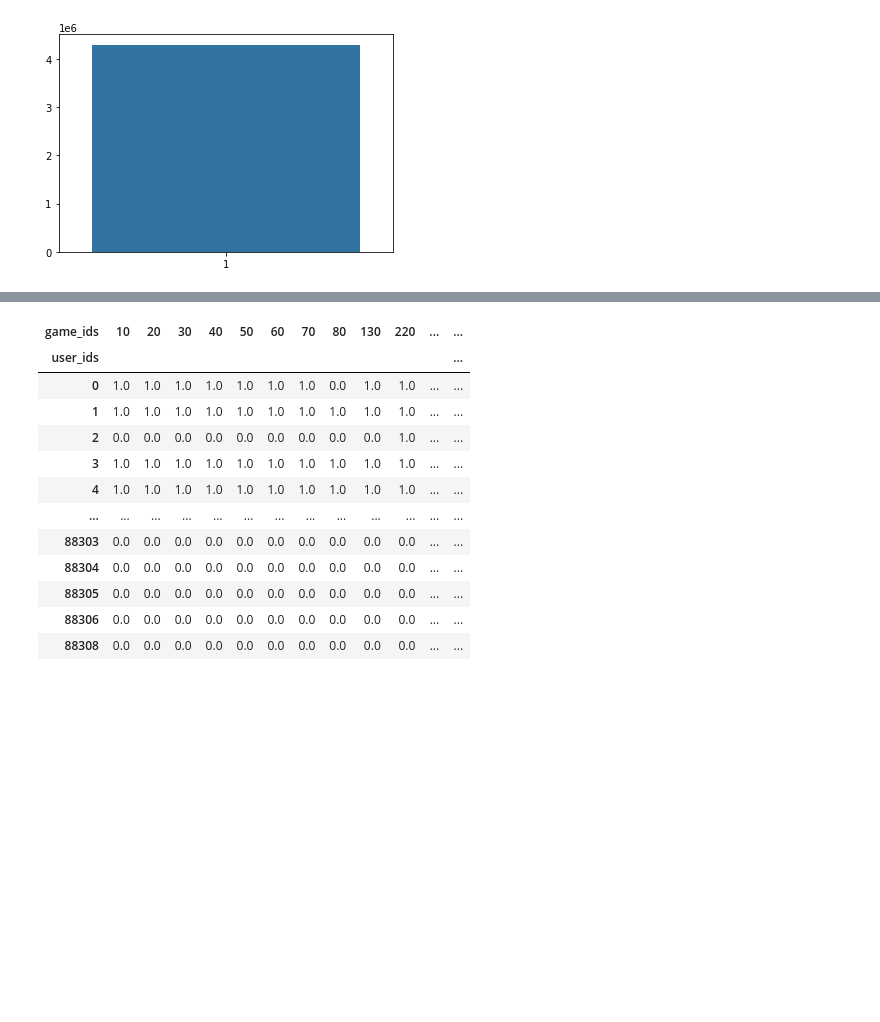
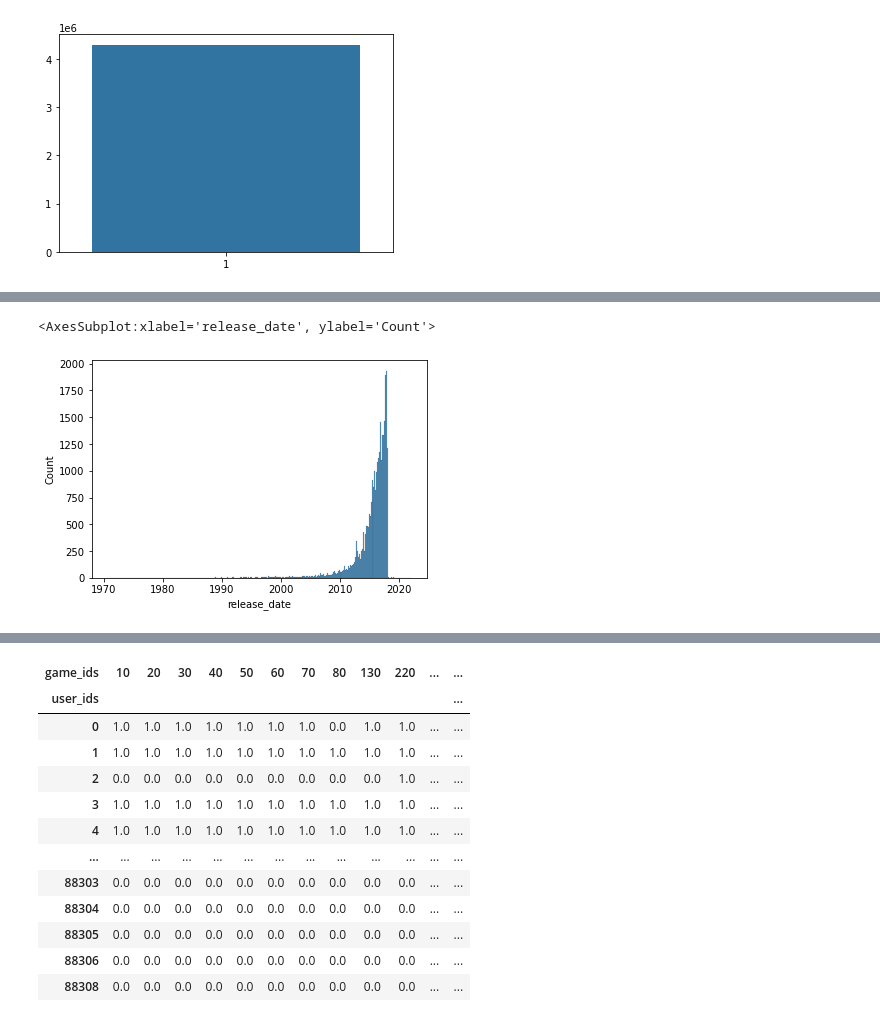
Before and after one commit to JakeAsh22/steam-rec-system, a Jupyter notebook: get_data.ipynb, the cells around one changed output, grey strips where cells are left out. Saved outputs shown, nothing was run; the diff lists cells and outputs as text; code cells hidden in the pictures; blank space fills up the shorter version.

```diff
--- a/get_data.ipynb
+++ b/get_data.ipynb
@@ -262,0 +335,5 @@ sns.barplot(x=clean_df['owned'].value_counts().index,y=clean_df['owned'].value_c
+# %%
+sns.histplot(dates)
+# %% [output]
+<AxesSubplot:xlabel='release_date', ylabel='Count'>
+[figure, added]
```
Also changed, not shown: parts of 23 cells of this notebook.
